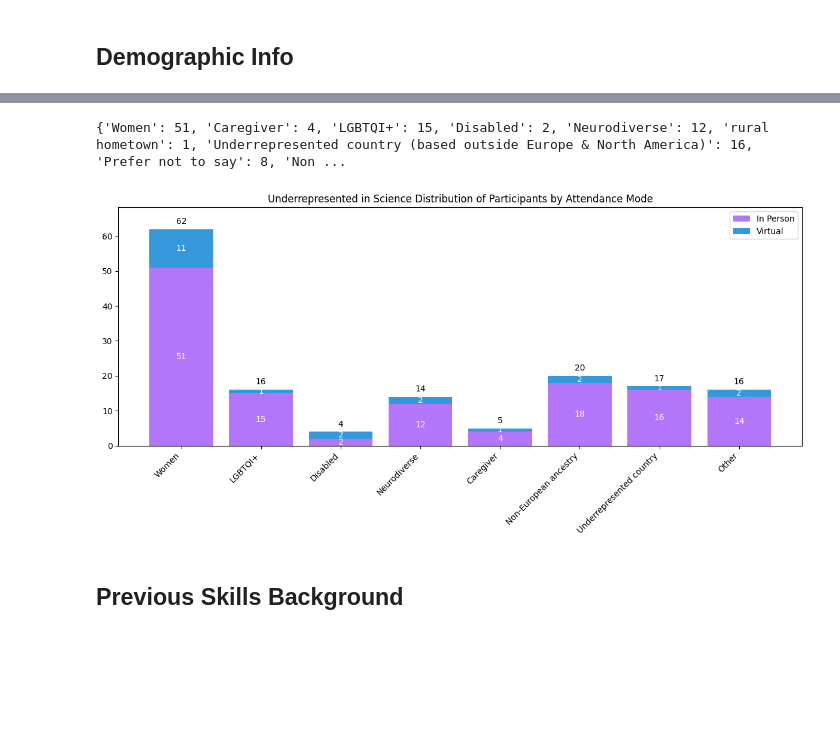
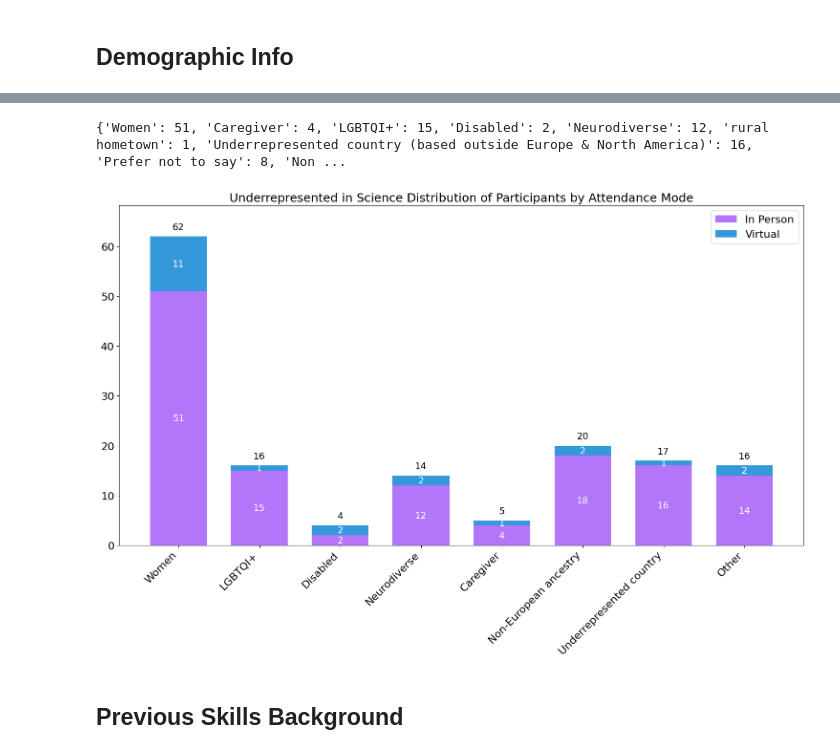
Before and after one commit to brainhack-vandy/data_analysis, a Jupyter notebook: data_analysis.ipynb, the cells around one changed output, grey strips where cells are left out. Cells and saved outputs as stored; diff of their text form; code cells hidden in the pictures; blank space fills up the shorter version.

```diff
--- a/data_analysis.ipynb
+++ b/data_analysis.ipynb
@@ -210,47 +360,48 @@ labels = [label.replace("Underrepresented country (based outside Europe & North
                        "Underrepresented country") for label in labels]
 
 # Create the stacked bar chart
-plt.figure(figsize=(12, 6))
+plt.figure(figsize=(15, 10))
 
 # Get the values in the same order as labels
 in_person_values = [dei_in_person_filtered.get(label.replace("Underrepresented country",
                    "Underrepresented country (based outside Europe & North America)"), 0) for label in labels]
 virtual_values = [dei_virtual_filtered.get(label.replace("Underrepresented country",
                  "Underrepresented country (based outside Europe & North America)"), 0) for label in labels]
 
 # Create the stacked bars
 labels = [label.replace("Non-Europrean ancenstry", "Non-European ancestry") for label in labels]
 bars_in_person = plt.bar(labels, in_person_values, label='In Person', color='#b375f9')
 bars_virtual = plt.bar(labels, virtual_values, bottom=in_person_values, label='Virtual', color='#3498db')
 
-plt.xticks(rotation=45, ha='right')
-plt.title('Underrepresented in Science Distribution of Participants by Attendance Mode')
-plt.legend()
+plt.xticks(rotation=45, ha='right', fontsize=16)
+plt.yticks(fontsize=16)
+plt.title('Underrepresented in Science Distribution of Participants by Attendance Mode', fontsize=18)
+plt.legend(fontsize=16)
 plt.tight_layout()
 
 # Add text on top of each stack
 for i in range(len(labels)):
     # In-person count
     if in_person_values[i] > 0:
         plt.text(i, in_person_values[i]/2, str(int(in_person_values[i])),
-                ha='center', va='center', color='white')
+                ha='center', va='center', color='white', fontsize=14)
 
     # Virtual count
     if virtual_values[i] > 0:
         plt.text(i, in_person_values[i] + virtual_values[i]/2, str(int(virtual_values[i])),
-                ha='center', va='center', color='white')
+                ha='center', va='center', color='white', fontsize=14)
 
     # Total count
     total = in_person_values[i] + virtual_values[i]
     if total > 0:
         plt.text(i, total + 1, str(int(total)),
-                ha='center', va='bottom', color='black')
+                ha='center', va='bottom', color='black', fontsize=14)
 
 plt.ylim(0, max(np.array(in_person_values) + np.array(virtual_values)) * 1.1)
 plt.show()
 # %% [output]
 {'Women': 51, 'Caregiver': 4, 'LGBTQI+': 15, 'Disabled': 2, 'Neurodiverse': 12, 'rural hometown': 1, 'Underrepresented country (based outside Europe & North America)': 16, 'Prefer not to say': 8, 'Non ...
-[figure, old version]
+[figure, new version]
 # %% [markdown]
 ## Previous Skills Background
 # %%
```
Also changed, not shown: parts of 5 cells of this notebook.
